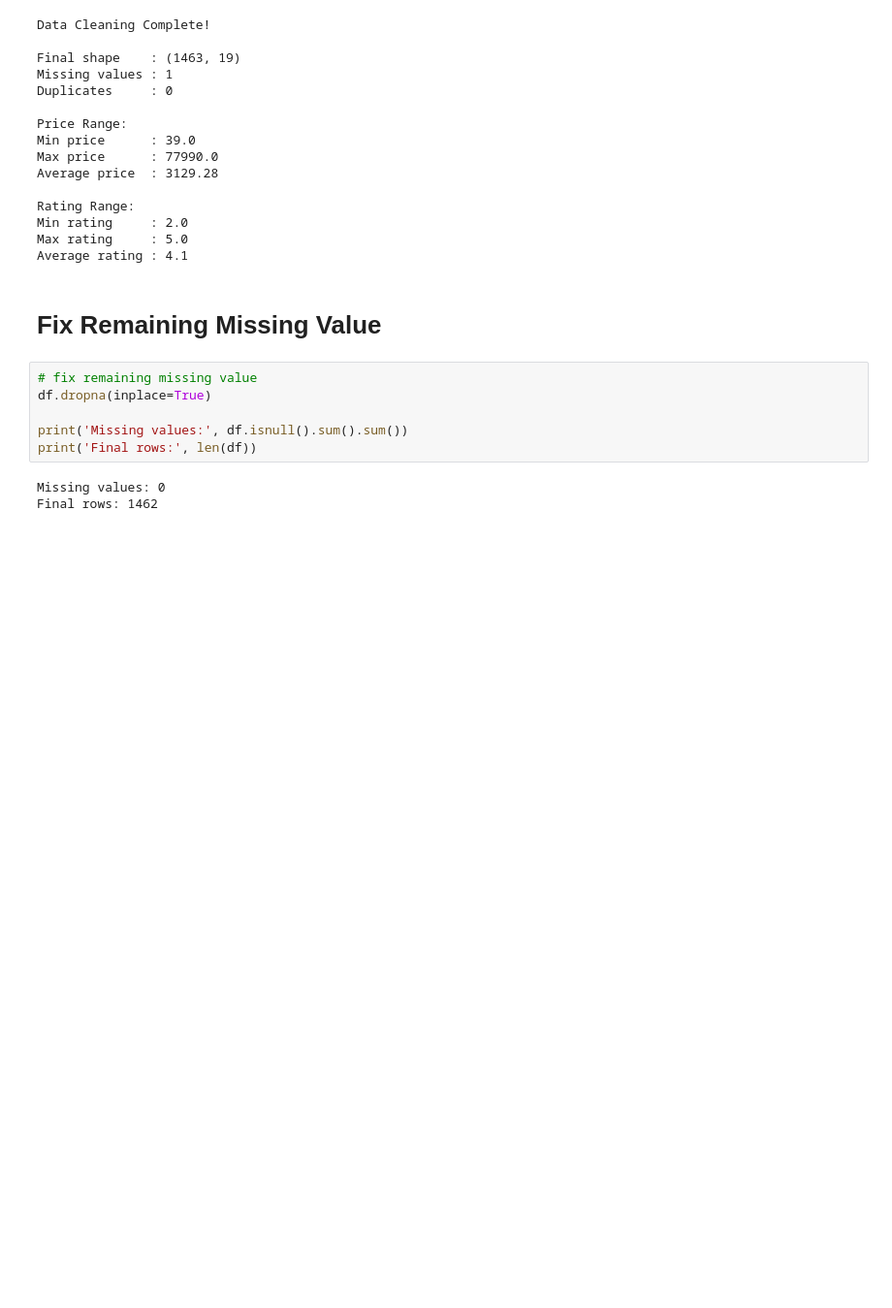
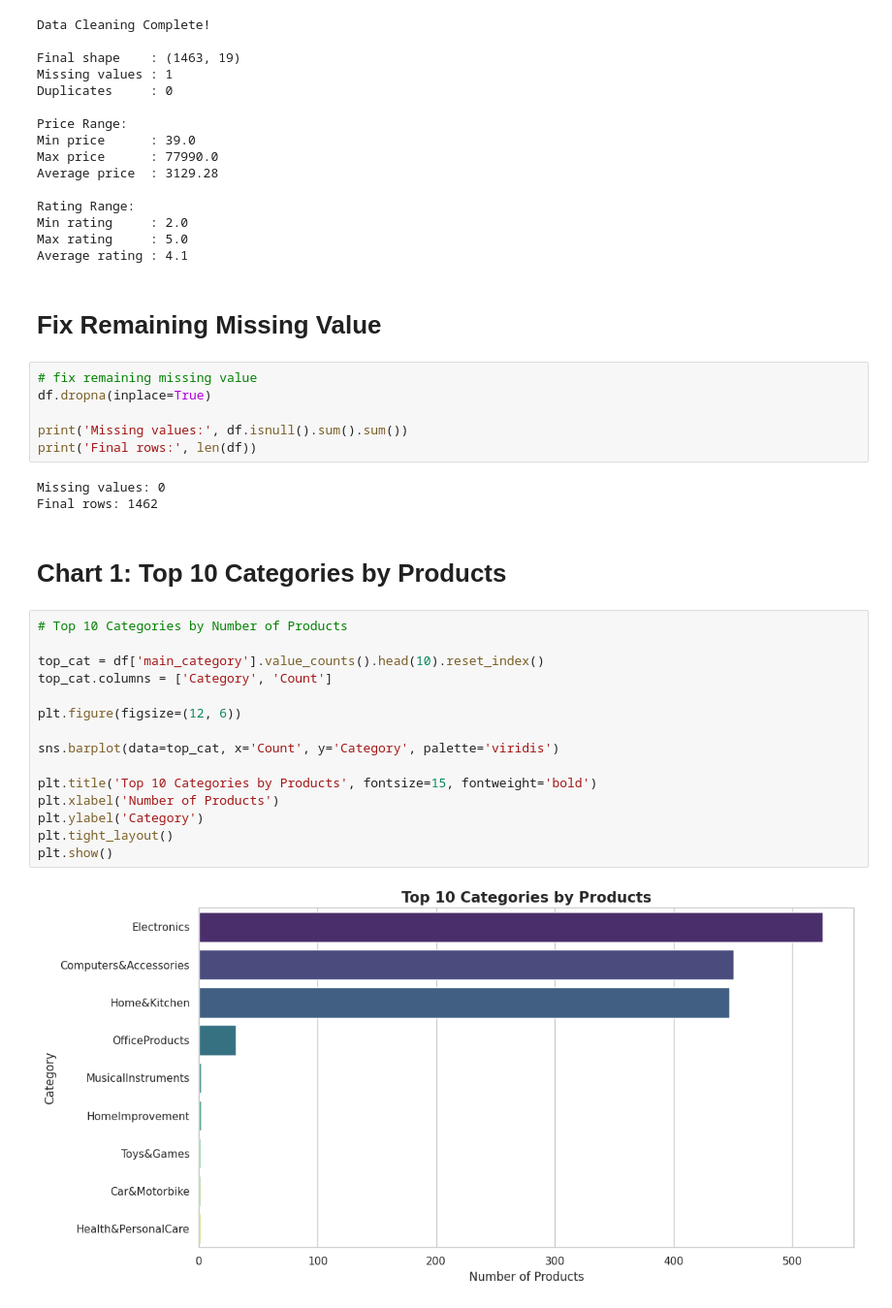
Before and after one commit to AiWriter404/amazon-sales-analysis, a Jupyter notebook: amazon_sales_analysis.ipynb, the cells around one changed output. Shown at 97% size. Drawn from its saved outputs; the diff is of its cells as text; blank space fills up the shorter version.

```diff
--- a/amazon_sales_analysis.ipynb
+++ b/amazon_sales_analysis.ipynb
@@ -273,3 +273,22 @@ print('Final rows:', len(df))
 # %% [output]
 Missing values: 0
 Final rows: 1462
+# %% [markdown]
+# **Chart 1: Top 10 Categories by Products**
+# %%
+# Top 10 Categories by Number of Products
+
+top_cat = df['main_category'].value_counts().head(10).reset_index()
+top_cat.columns = ['Category', 'Count']
+
+plt.figure(figsize=(12, 6))
+
+sns.barplot(data=top_cat, x='Count', y='Category', palette='viridis')
+
+plt.title('Top 10 Categories by Products', fontsize=15, fontweight='bold')
+plt.xlabel('Number of Products')
+plt.ylabel('Category')
+plt.tight_layout()
+plt.show()
+# %% [output]
+[figure, added]
```
Also changed, not shown: parts of 6 cells of this notebook.
